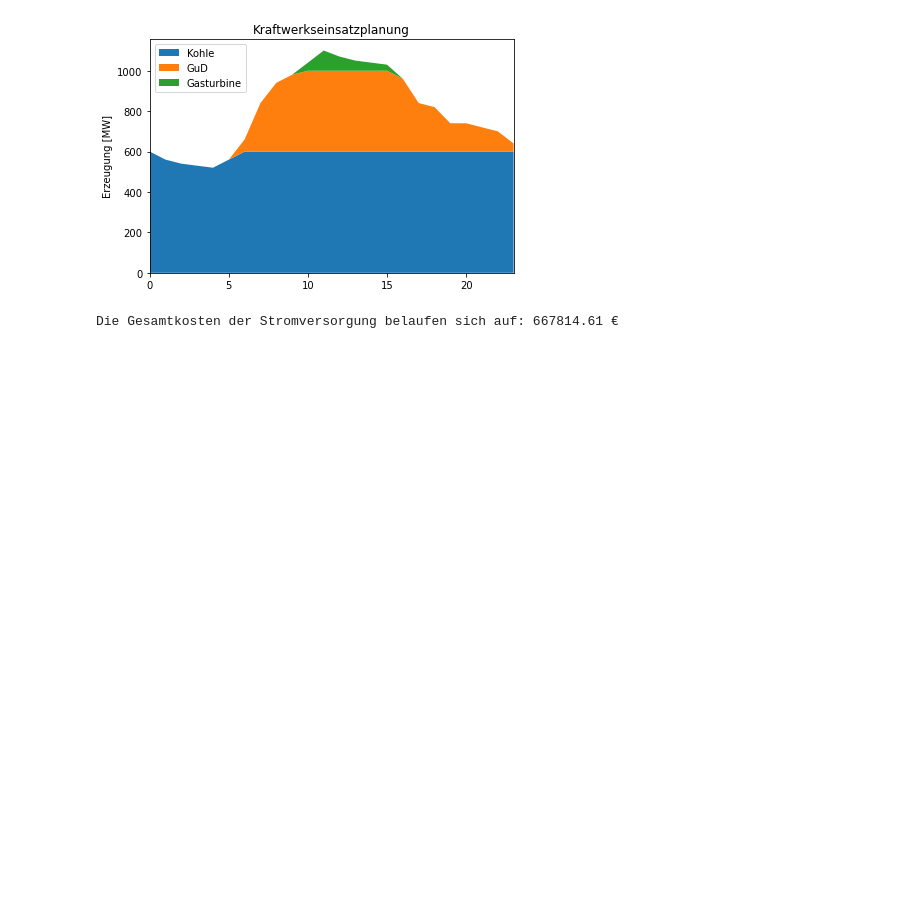
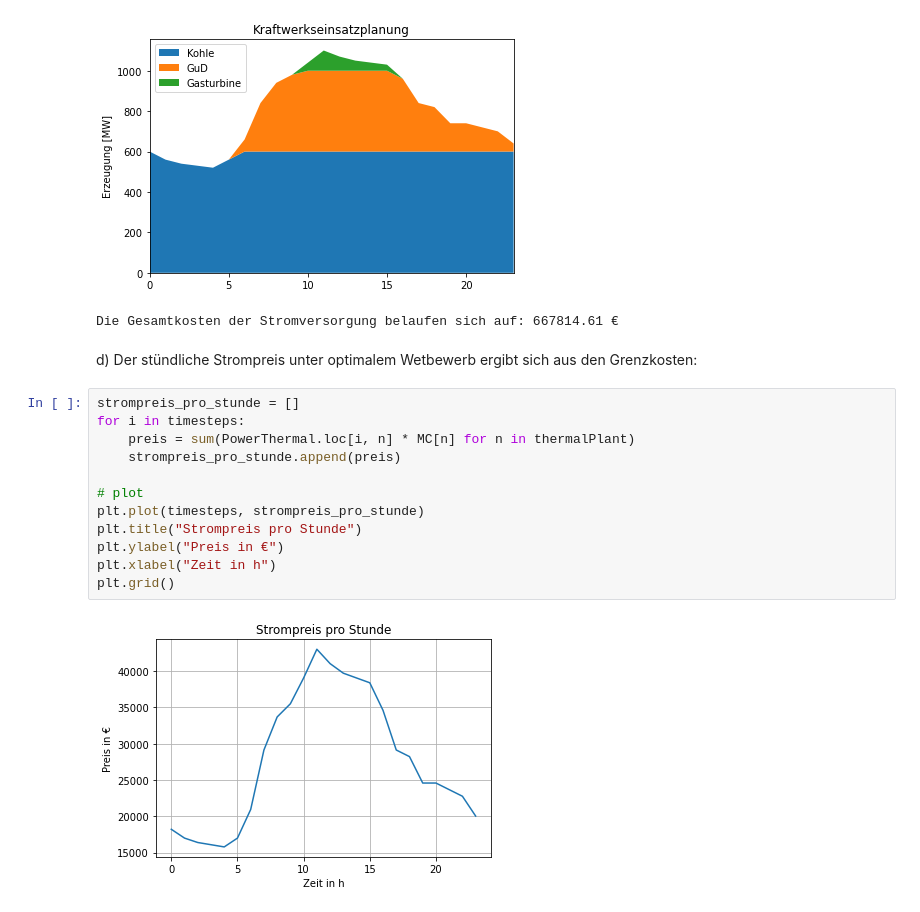
Before and after one commit to PhilippMaschi/Energiemodelle_Uebung, a Jupyter notebook: Aufgabe_3.ipynb, the cells around one changed output. Cells and saved outputs as stored; diff of their text form; blank space fills up the shorter version.

```diff
--- a/Aufgabe_3.ipynb
+++ b/Aufgabe_3.ipynb
@@ -110,3 +112,19 @@ print("Die Gesamtkosten der Stromversorgung belaufen sich auf: " + str(round(mod
 # %% [output]
 [figure]
 Die Gesamtkosten der Stromversorgung belaufen sich auf: 667814.61 €
+# %% [markdown]
+d) Der stündliche Strompreis unter optimalem Wetbewerb ergibt sich aus den Grenzkosten:
+# %%
+strompreis_pro_stunde = []
+for i in timesteps:
+    preis = sum(PowerThermal.loc[i, n] * MC[n] for n in thermalPlant)
+    strompreis_pro_stunde.append(preis)
+
+# plot
+plt.plot(timesteps, strompreis_pro_stunde)
+plt.title("Strompreis pro Stunde")
+plt.ylabel("Preis in €")
+plt.xlabel("Zeit in h")
+plt.grid()
+# %% [output]
+[figure, added]
```
Also changed, not shown: parts of 1 cell of this notebook.
